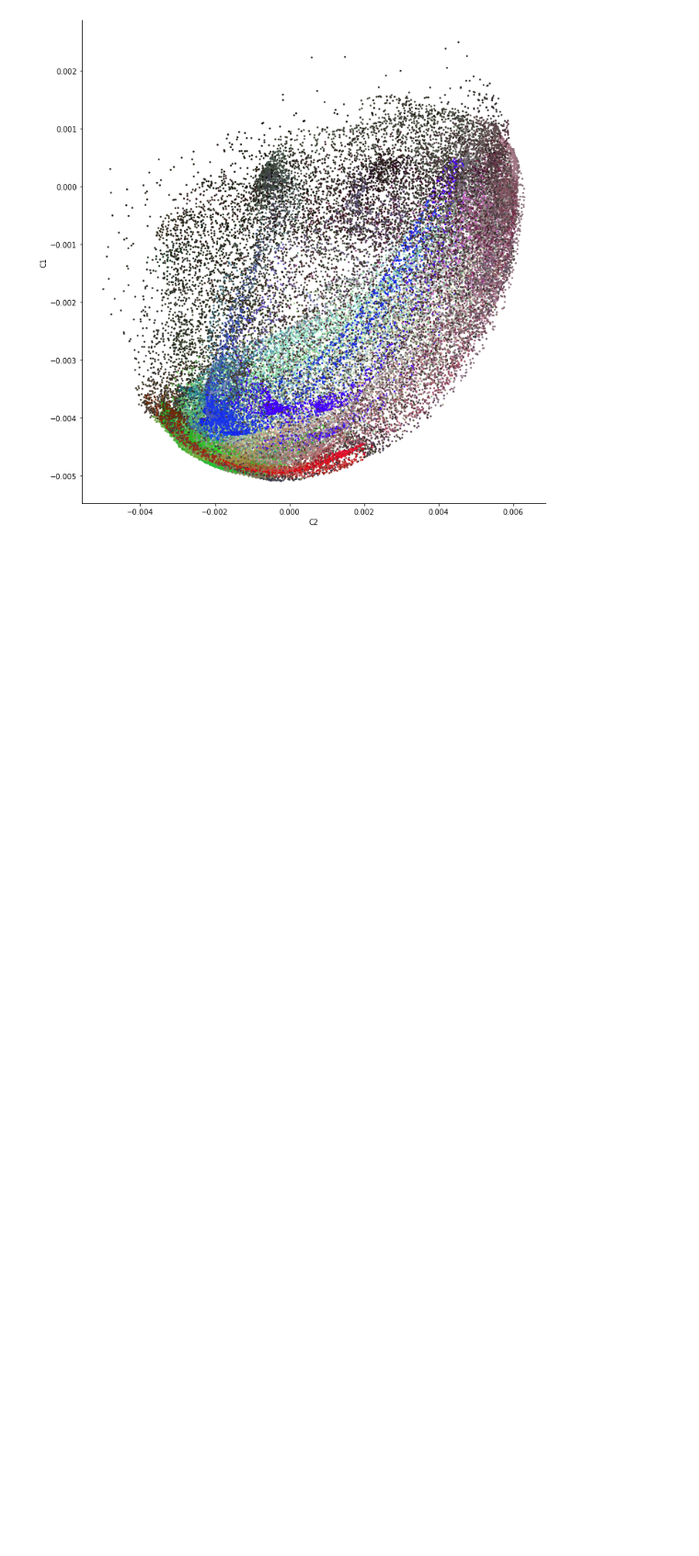
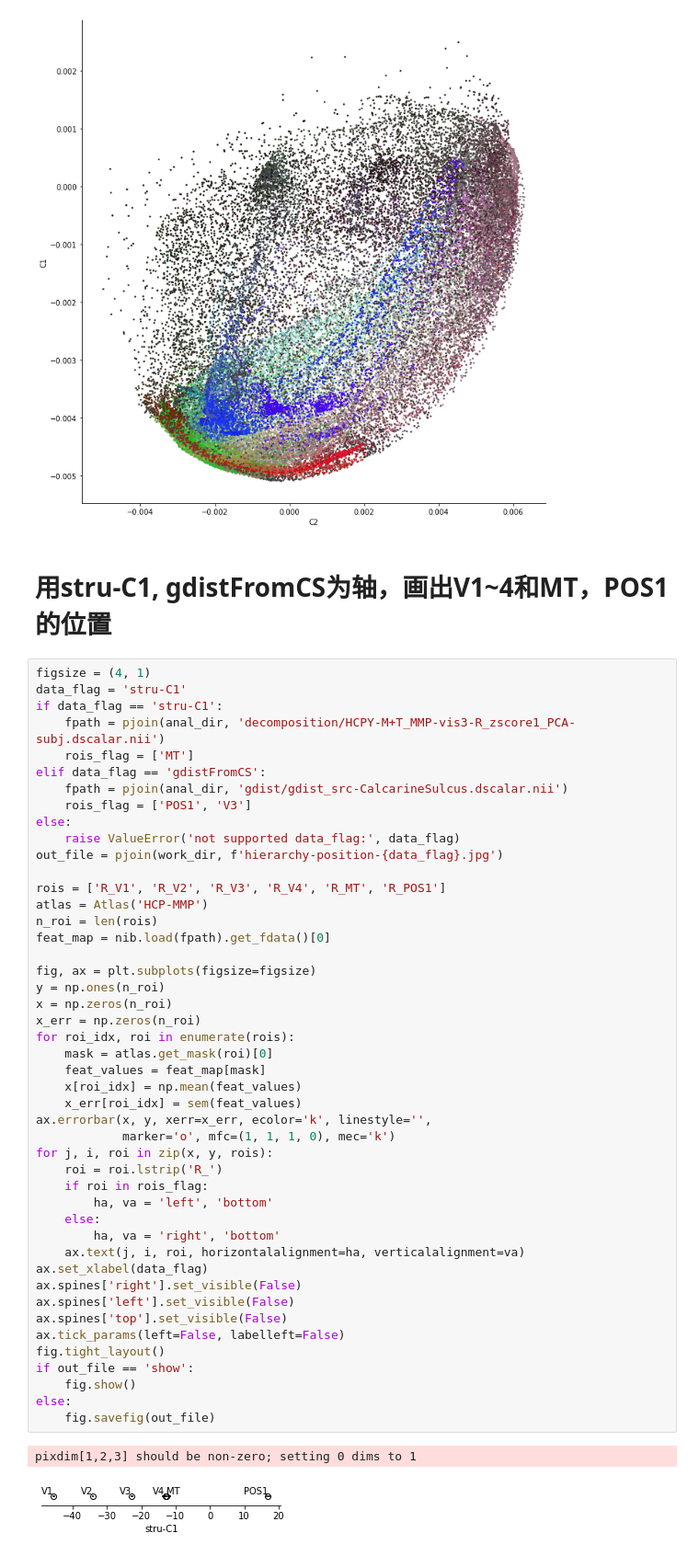
Before and after one commit to BNUCNL/nibrain, a Jupyter notebook: cxy_visual_dev/scripts/plot_scatter.ipynb, the cells around one changed output. Shown at 92% size. Drawn from its saved outputs; the diff is of its cells as text; blank space fills up the shorter version.

```diff
--- a/cxy_visual_dev/scripts/plot_scatter.ipynb
+++ b/cxy_visual_dev/scripts/plot_scatter.ipynb
@@ -414,3 +418,54 @@ else:
 pixdim[1,2,3] should be non-zero; setting 0 dims to 1
 pixdim[1,2,3] should be non-zero; setting 0 dims to 1
 [figure]
+# %% [markdown]
+# 用stru-C1, gdistFromCS为轴，画出V1~4和MT，POS1的位置
+# %%
+figsize = (4, 1)
+data_flag = 'stru-C1'
+if data_flag == 'stru-C1':
+    fpath = pjoin(anal_dir, 'decomposition/HCPY-M+T_MMP-vis3-R_zscore1_PCA-subj.dscalar.nii')
+    rois_flag = ['MT']
+elif data_flag == 'gdistFromCS':
+    fpath = pjoin(anal_dir, 'gdist/gdist_src-CalcarineSulcus.dscalar.nii')
+    rois_flag = ['POS1', 'V3']
+else:
+    raise ValueError('not supported data_flag:', data_flag)
+out_file = pjoin(work_dir, f'hierarchy-position-{data_flag}.jpg')
+
+rois = ['R_V1', 'R_V2', 'R_V3', 'R_V4', 'R_MT', 'R_POS1']
+atlas = Atlas('HCP-MMP')
+n_roi = len(rois)
+feat_map = nib.load(fpath).get_fdata()[0]
+
+fig, ax = plt.subplots(figsize=figsize)
+y = np.ones(n_roi)
+x = np.zeros(n_roi)
+x_err = np.zeros(n_roi)
+for roi_idx, roi in enumerate(rois):
+    mask = atlas.get_mask(roi)[0]
+    feat_values = feat_map[mask]
+    x[roi_idx] = np.mean(feat_values)
+    x_err[roi_idx] = sem(feat_values)
+ax.errorbar(x, y, xerr=x_err, ecolor='k', linestyle='',
+            marker='o', mfc=(1, 1, 1, 0), mec='k')
+for j, i, roi in zip(x, y, rois):
+    roi = roi.lstrip('R_')
+    if roi in rois_flag:
+        ha, va = 'left', 'bottom'
+    else:
+        ha, va = 'right', 'bottom'
+    ax.text(j, i, roi, horizontalalignment=ha, verticalalignment=va)
+ax.set_xlabel(data_flag)
+ax.spines['right'].set_visible(False)
+ax.spines['left'].set_visible(False)
+ax.spines['top'].set_visible(False)
+ax.tick_params(left=False, labelleft=False)
+fig.tight_layout()
+if out_file == 'show':
+    fig.show()
+else:
+    fig.savefig(out_file)
+# %% [output]
+pixdim[1,2,3] should be non-zero; setting 0 dims to 1
+[figure, added]
```
Also changed, not shown: parts of 2 cells of this notebook, 4 other files.
